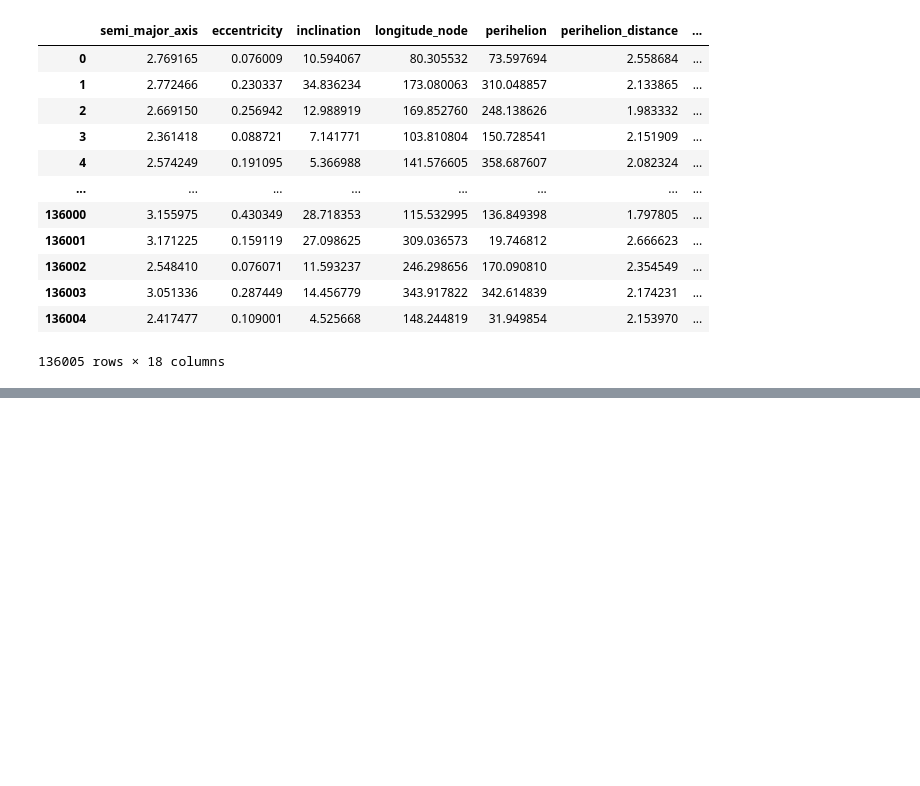
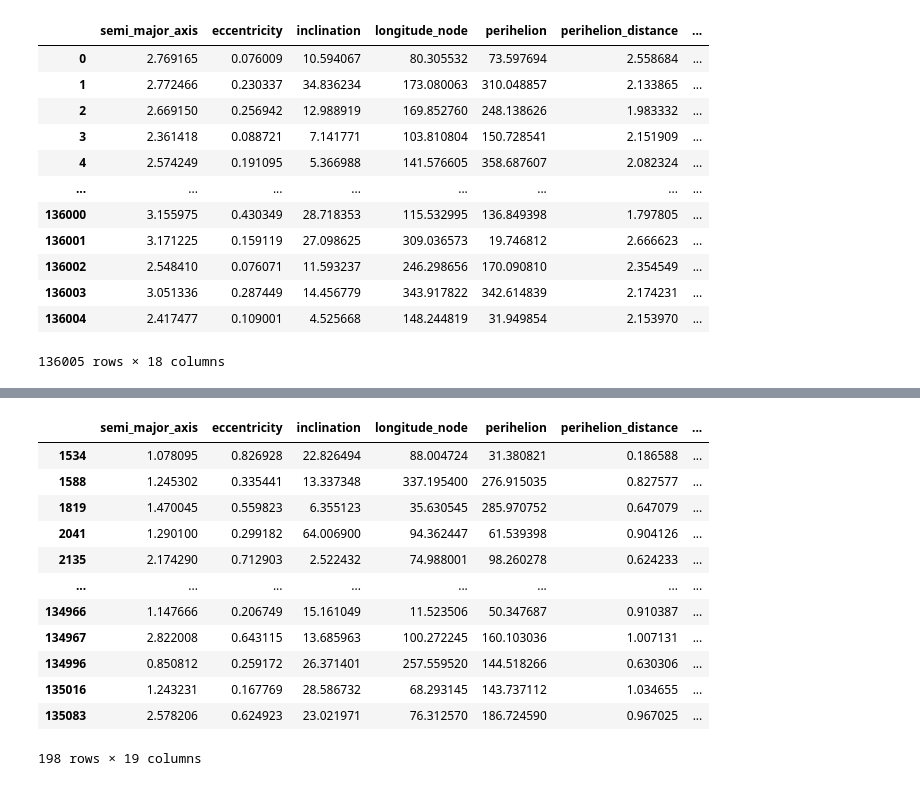
Before and after one commit to raghavSharmaCode/512-project-group-24, a Jupyter notebook: code/EDA.ipynb, the cells around one changed output, grey strips where cells are left out. Cells and saved outputs as stored; diff of their text form; code cells hidden in the pictures; blank space fills up the shorter version.

```diff
--- a/code/EDA.ipynb
+++ b/code/EDA.ipynb
@@ -59,0 +68,17 @@ sns.heatmap(df_main.corr().round(decimals=2), annot=True, cmap='mako')
+# %%
+df_pha = df_main[df_main['potential_hazardous_asteroid'] == 'Y']
+df_pha
+# %% [output]
+|  | semi_major_axis | eccentricity | inclination | longitude_node | perihelion | perihelion_distance | ... |
+| 1534 | 1.078095 | 0.826928 | 22.826494 | 88.004724 | 31.380821 | 0.186588 | ... |
+| 1588 | 1.245302 | 0.335441 | 13.337348 | 337.195400 | 276.915035 | 0.827577 | ... |
+| 1819 | 1.470045 | 0.559823 | 6.355123 | 35.630545 | 285.970752 | 0.647079 | ... |
+| 2041 | 1.290100 | 0.299182 | 64.006900 | 94.362447 | 61.539398 | 0.904126 | ... |
+| 2135 | 2.174290 | 0.712903 | 2.522432 | 74.988001 | 98.260278 | 0.624233 | ... |
+| ... | ... | ... | ... | ... | ... | ... | ... |
+| 134966 | 1.147666 | 0.206749 | 15.161049 | 11.523506 | 50.347687 | 0.910387 | ... |
+| 134967 | 2.822008 | 0.643115 | 13.685963 | 100.272245 | 160.103036 | 1.007131 | ... |
+| 134996 | 0.850812 | 0.259172 | 26.371401 | 257.559520 | 144.518266 | 0.630306 | ... |
+| 135016 | 1.243231 | 0.167769 | 28.586732 | 68.293145 | 143.737112 | 1.034655 | ... |
+| 135083 | 2.578206 | 0.624923 | 23.021971 | 76.312570 | 186.724590 | 0.967025 | ... |
+198 rows × 19 columns
```
Also changed, not shown: parts of 5 cells of this notebook, 4 other files.
